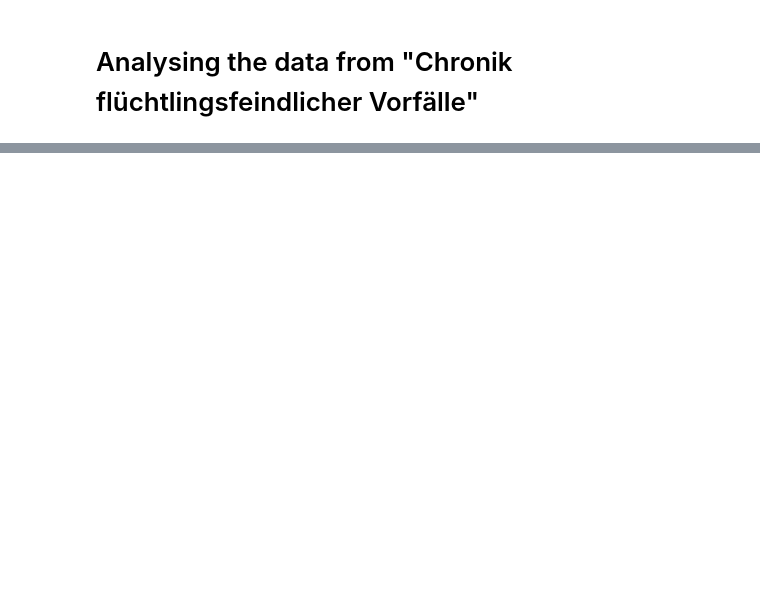
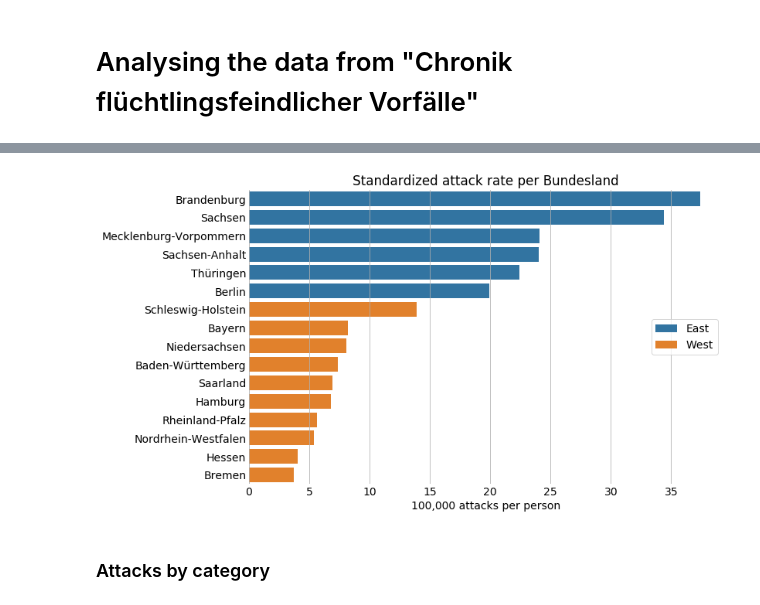
Before and after one commit to chodera/portfolio, a Jupyter notebook: assets/projects/7_violent_attacks_against_refugees_germany/3_analysis.ipynb, the cells around one changed output, grey strips where cells are left out. Saved outputs shown, nothing was run; the diff lists cells and outputs as text; code cells hidden in the pictures; blank space fills up the shorter version.

```diff
--- a/assets/projects/7_violent_attacks_against_refugees_germany/3_analysis.ipynb
+++ b/assets/projects/7_violent_attacks_against_refugees_germany/3_analysis.ipynb
@@ -15,0 +156,30 @@ df = pd.read_csv('data/mut_gegen_rechte_gewalt_clean.csv')
+# %%
+pop_bundesland = df.groupby('population', as_index=False).first()[['bundesland', 'population']]
+df_bundesland = df_bundesland.merge(pop_bundesland, on='bundesland', how='left')
+df_bundesland['n_std'] = df_bundesland['n'] * 100000 / df_bundesland['population']
+df_bundesland = df_bundesland.sort_values('n_std', ascending=False)
+# %%
+# Set figure and font size
+plt.figure(figsize=(11, 7))
+plt.rcParams.update({'font.size': 14})
+# Define plot
+ax = plt.axes()
+sns.barplot(x='n_std', y='bundesland', data=df_bundesland, hue='east_west', dodge=False)
+# Set grid lines
+ax.xaxis.grid(True)
+# Set labels
+plt.title('Standardized attack rate per Bundesland')
+plt.xlabel('100,000 attacks per person')
+plt.ylabel('')
+# Remove legend title
+plt.legend(title='')
+# Turn axis ticks off
+ax.tick_params(axis=u'both', which=u'both',length=0)
+# Remove y axis ticks
+ax.tick_params(left=False)
+# Remove frame
+sns.despine(top=True, right=True, left=True, bottom=True);
+# %% [output]
+[figure, added]
+# %% [markdown]
+### Attacks by category
```
Also changed, not shown: parts of 34 cells of this notebook, 13 other files.
